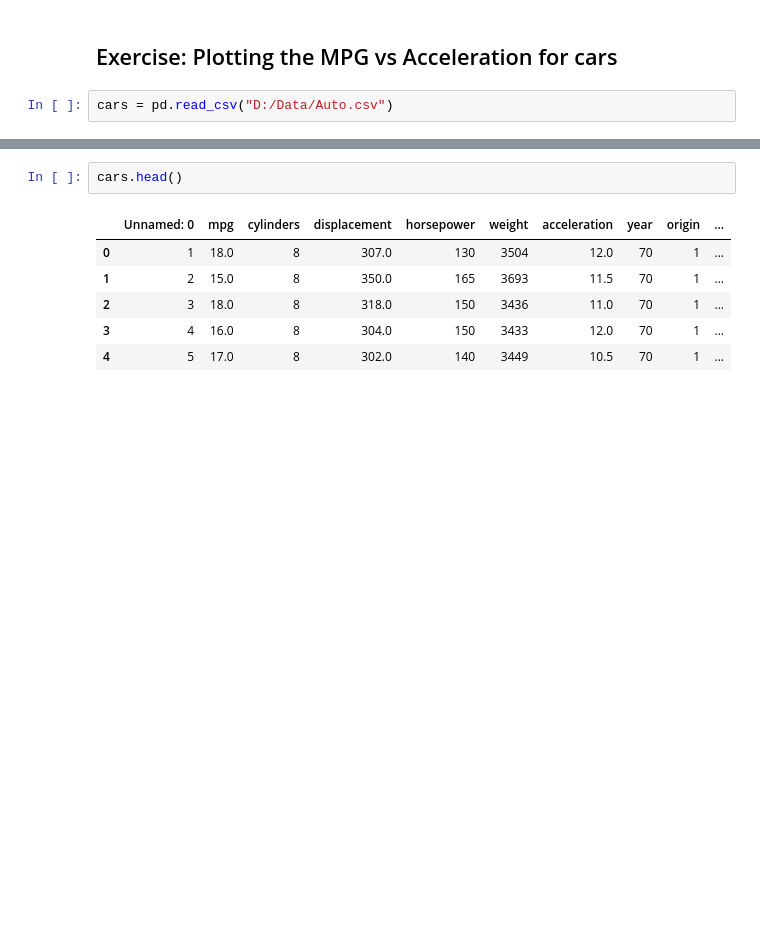
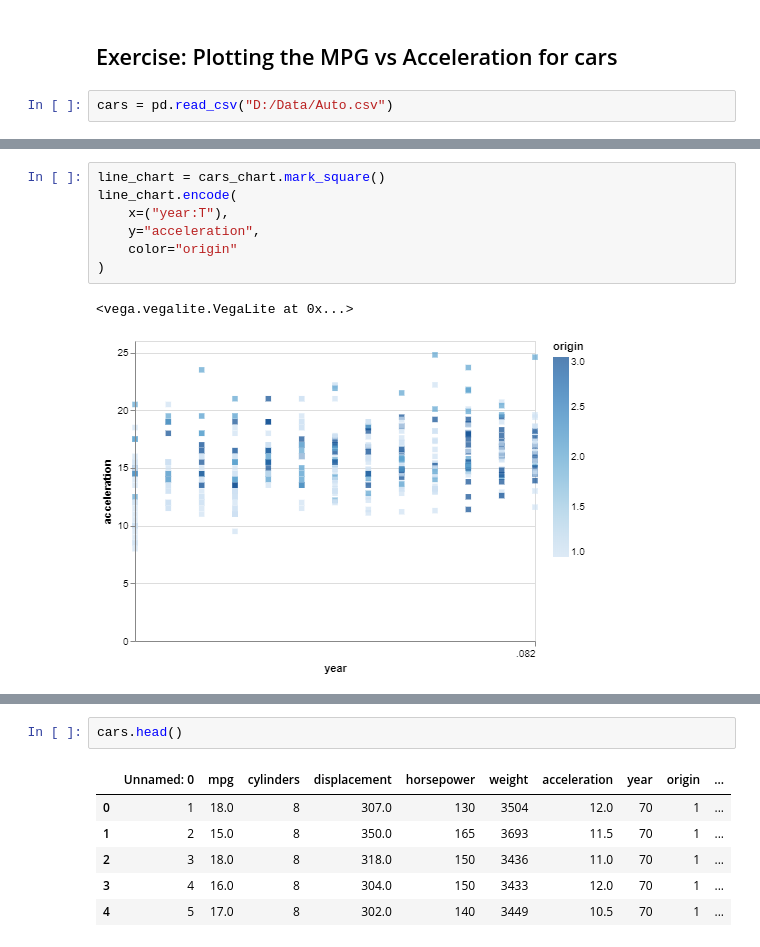
Before and after one commit to glui2/python-intermediate-workshop, a Jupyter notebook: Day 2/Workshop Day 2 .ipynb, the cells around one changed output, grey strips where cells are left out. Drawn from its saved outputs; the diff is of its cells as text; blank space fills up the shorter version.

```diff
--- a/Day 2/Workshop Day 2 .ipynb
+++ b/Day 2/Workshop Day 2 .ipynb
@@ -235,0 +278,10 @@ cars = pd.read_csv("D:/Data/Auto.csv")
+# %%
+line_chart = cars_chart.mark_square()
+line_chart.encode(
+    x=("year:T"),
+    y="acceleration",
+    color="origin"
+)
+# %% [output]
+<vega.vegalite.VegaLite at 0x...>
+[figure, added]
```
Also changed, not shown: parts of 56 cells of this notebook.
